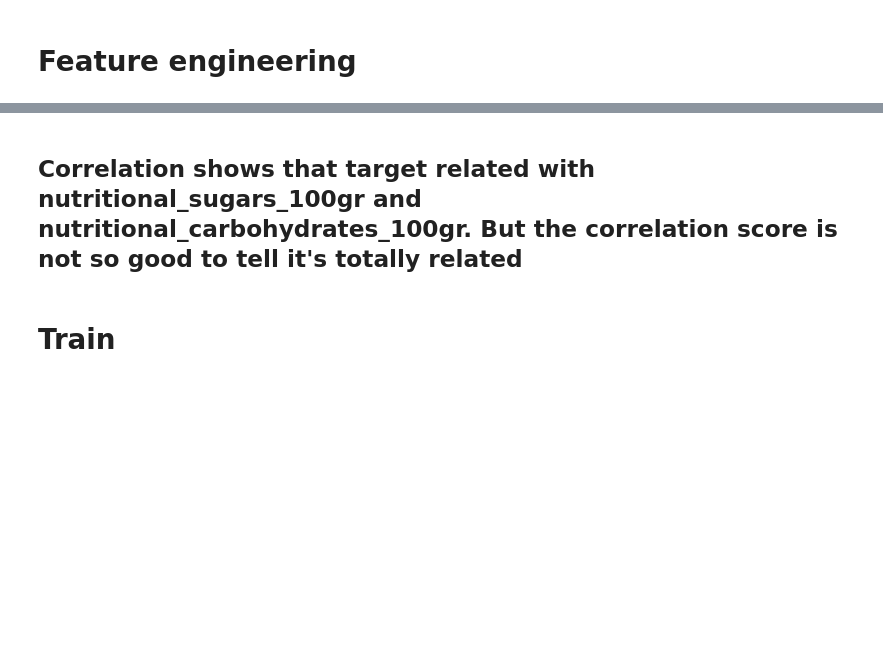
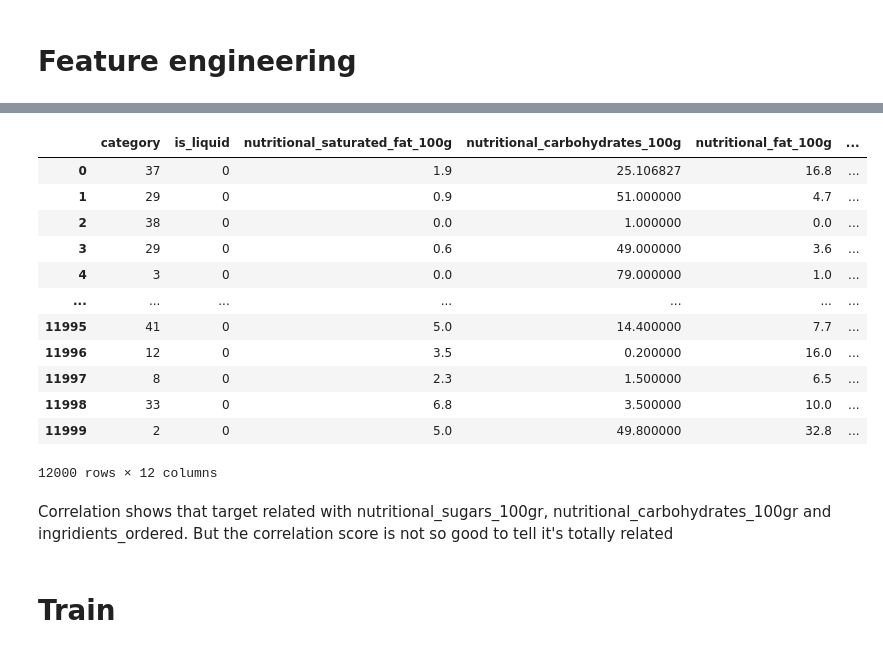
Before and after one commit to serdarakyol/food-classification, a Jupyter notebook: notebooks/myrealfood.ipynb, the cells around one changed output, grey strips where cells are left out. Drawn from its saved outputs; the diff is of its cells as text; code cells hidden in the pictures; blank space fills up the shorter version.

```diff
--- a/notebooks/myrealfood.ipynb
+++ b/notebooks/myrealfood.ipynb
@@ -183,5 +183,21 @@ sns.heatmap(train_df.corr(), annot=True)
+# %%
+train_df
+# %% [output]
+|  | category | is_liquid | nutritional_saturated_fat_100g | nutritional_carbohydrates_100g | nutritional_fat_100g | ... |
+| 0 | 37 | 0 | 1.9 | 25.106827 | 16.8 | ... |
+| 1 | 29 | 0 | 0.9 | 51.000000 | 4.7 | ... |
+| 2 | 38 | 0 | 0.0 | 1.000000 | 0.0 | ... |
+| 3 | 29 | 0 | 0.6 | 49.000000 | 3.6 | ... |
+| 4 | 3 | 0 | 0.0 | 79.000000 | 1.0 | ... |
+| ... | ... | ... | ... | ... | ... | ... |
+| 11995 | 41 | 0 | 5.0 | 14.400000 | 7.7 | ... |
+| 11996 | 12 | 0 | 3.5 | 0.200000 | 16.0 | ... |
+| 11997 | 8 | 0 | 2.3 | 1.500000 | 6.5 | ... |
+| 11998 | 33 | 0 | 6.8 | 3.500000 | 10.0 | ... |
+| 11999 | 2 | 0 | 5.0 | 49.800000 | 32.8 | ... |
+12000 rows × 12 columns
 # %% [markdown]
-## Correlation shows that target related with nutritional_sugars_100gr and nutritional_carbohydrates_100gr. But the correlation score is not so good to tell it's totally related
+Correlation shows that target related with nutritional_sugars_100gr, nutritional_carbohydrates_100gr and ingridients_ordered. But the correlation score is not so good to tell it's totally related
 # %% [markdown]
 # Train
 # %%
```
Also changed, not shown: parts of 30 cells of this notebook, 2 other files.
